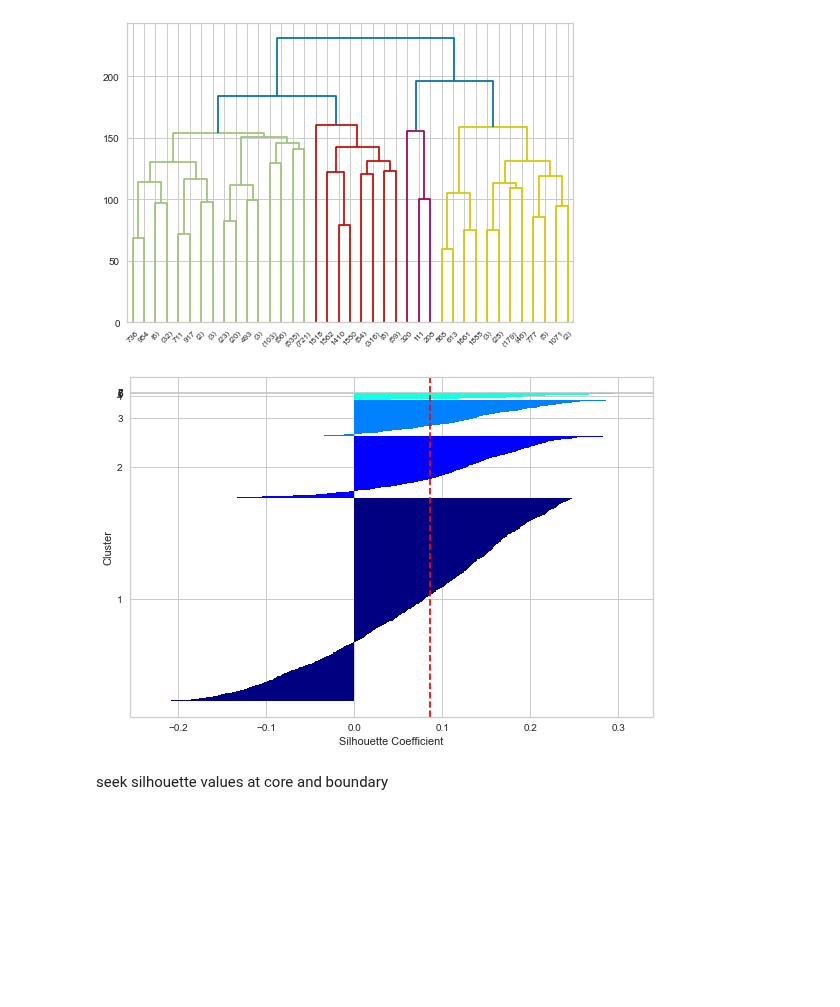
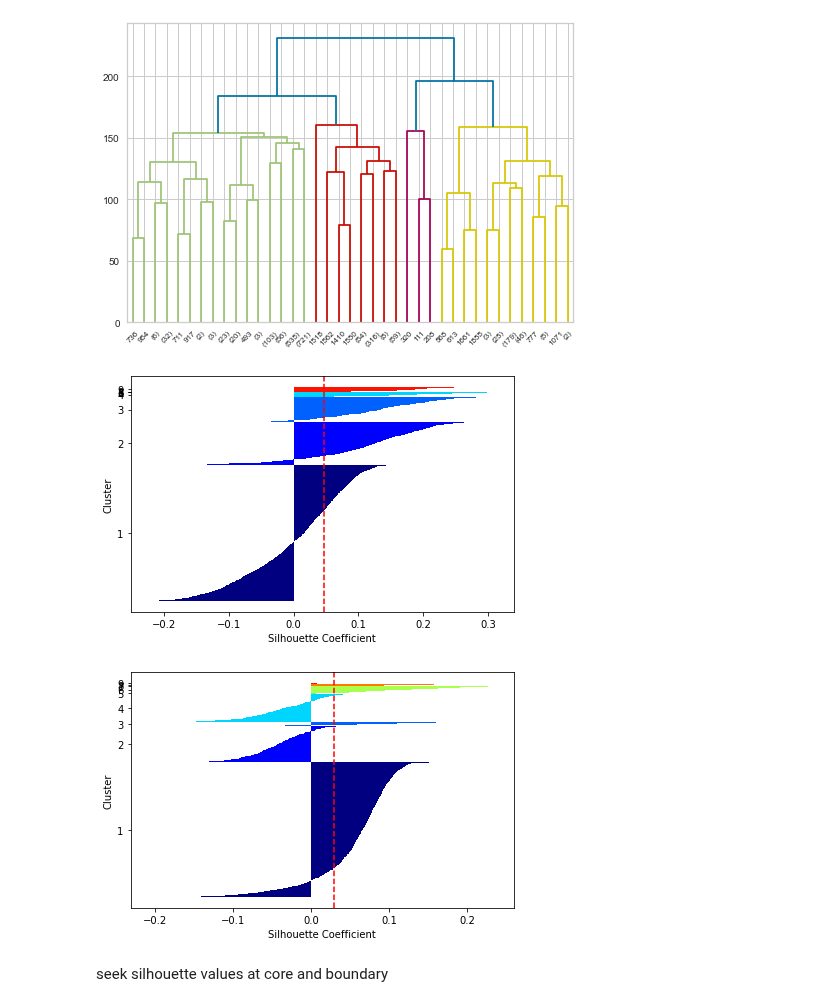
Before and after one commit to jasonmrimer/cse590-machine-learning, a Jupyter notebook: final-project/clustering/agglomerative.ipynb, the cells around one changed output. Drawn from its saved outputs; the diff is of its cells as text; code cells hidden in the pictures; blank space fills up the shorter version.

```diff
--- a/final-project/clustering/agglomerative.ipynb
+++ b/final-project/clustering/agglomerative.ipynb
@@ -266,11 +347,11 @@ display_dendrogram(X, 'complete')
 [figure]
 # %%
 agg_complete = AgglomerativeClustering(
-    n_clusters=8,
+    n_clusters=9,
     linkage='complete'
 )
-y_agg_complete = agg_complete.fit_predict(X)
+y_agg_complete = agg_complete.fit_predict(X_default)
 # %%
-display_silhouette_plot(X_data=X, agg_labels=y_agg_complete)
+display_silhouette_plot(X_data=X_default, agg_labels=y_agg_complete)
 # %% [output]
-[figure, old version]
+[figure, new version]
@@ -277,3 +364,7 @@ display_silhouette_plot(X_data=X, agg_labels=y_agg_complete)
+# %%
+display_silhouette_plot(X_data=X_minmax_refined, agg_labels=y_agg_complete)
+# %% [output]
+[figure, added]
 # %%
 # cluster_labels = np.unique(y_agg_ward)
 # n_clusters = cluster_labels.shape[0]
```
Also changed, not shown: parts of 7 cells of this notebook, 8 other files.
